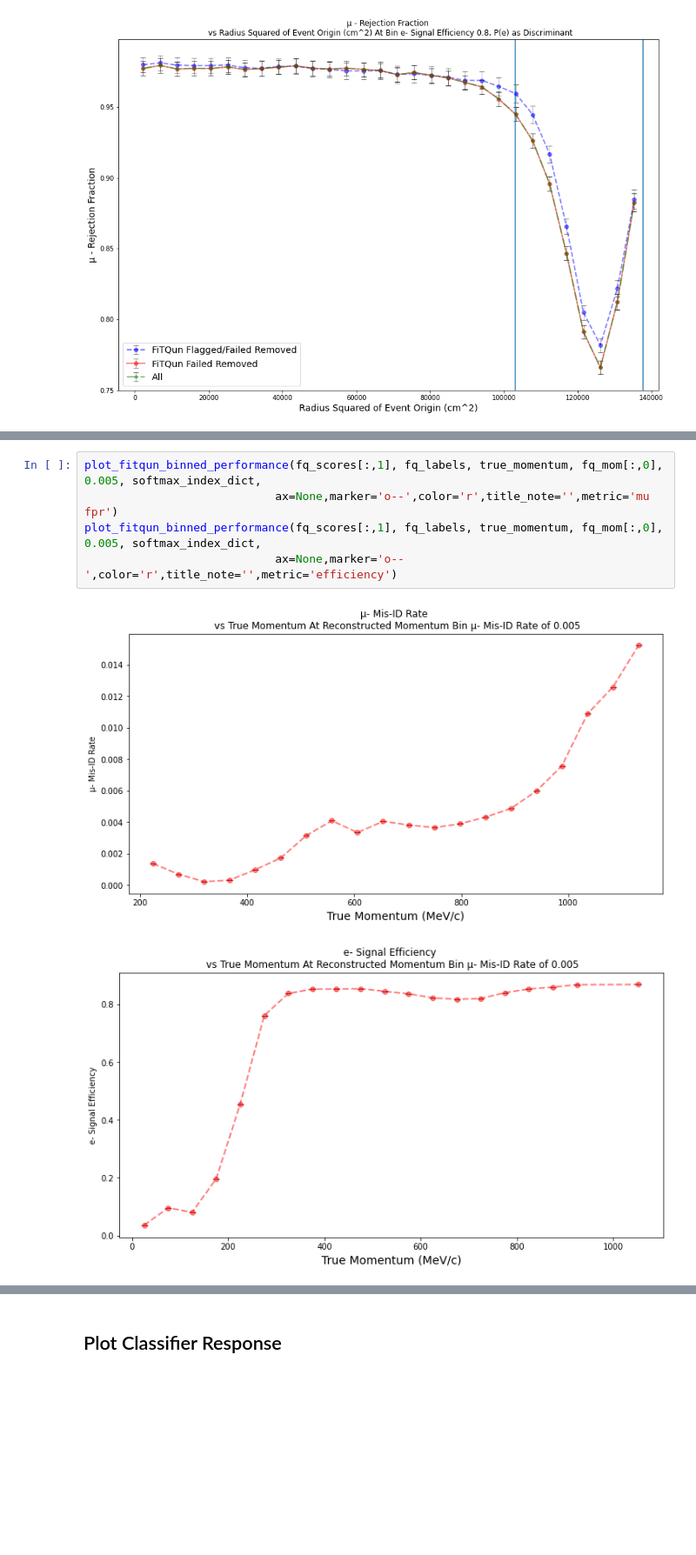
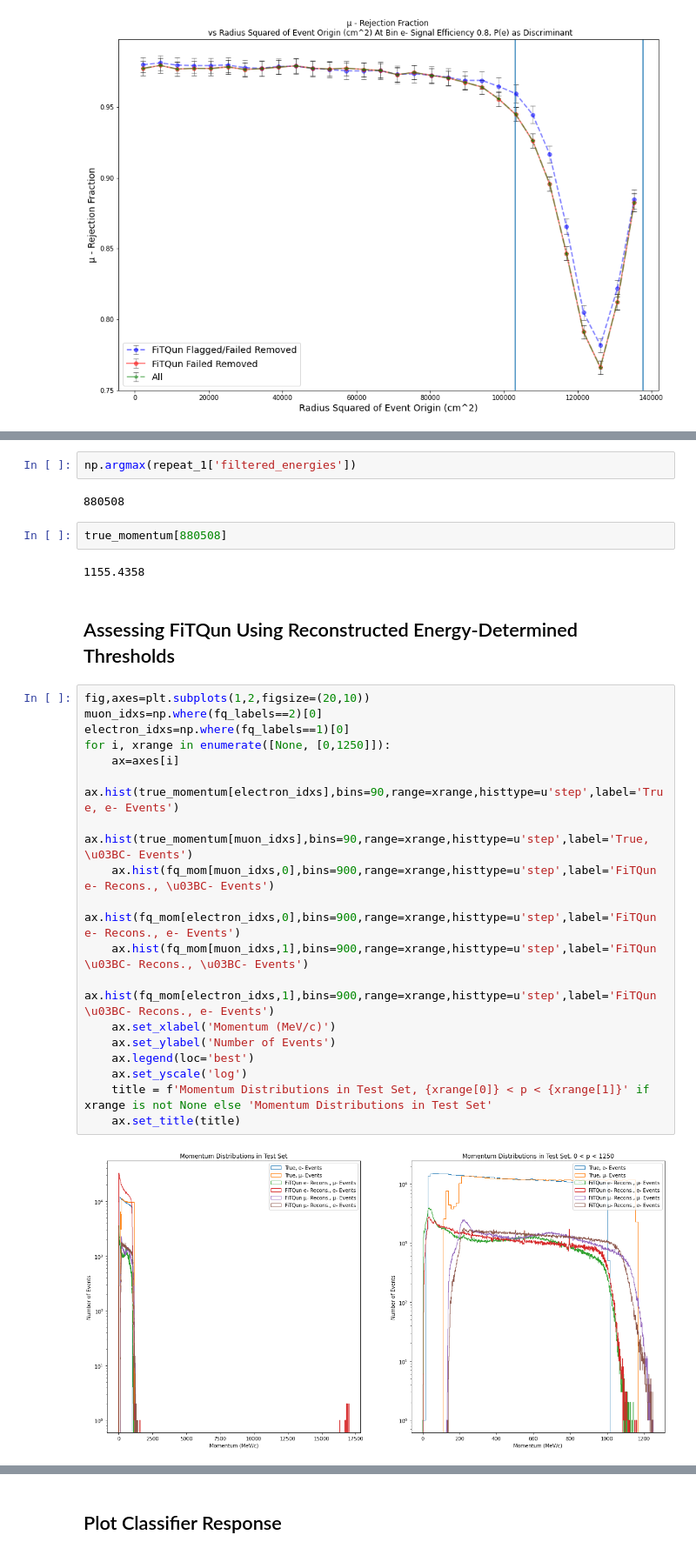
Before and after one commit to WatChMaL/CNN, a Jupyter notebook: Repeating_Classifier_Training/8. Comparing Additional Training and Testing Runs.ipynb, the cells around one changed output, grey strips where cells are left out. Shown at 87% size. Cells and saved outputs as stored; diff of their text form; blank space fills up the shorter version.

Commit message:
repro official plots with cuts

```diff
--- a/Repeating_Classifier_Training/8. Comparing Additional Training and Testing Runs.ipynb
+++ b/Repeating_Classifier_Training/8. Comparing Additional Training and Testing Runs.ipynb
@@ -478,8 +463,30 @@ print(np.max(true_momentum))
-# %%
-plot_fitqun_binned_performance(fq_scores[:,1], fq_labels, true_momentum, fq_mom[:,0], 0.005, softmax_index_dict,
-                            ax=None,marker='o--',color='r',title_note='',metric='mu fpr')
-plot_fitqun_binned_performance(fq_scores[:,1], fq_labels, true_momentum, fq_mom[:,0], 0.005, softmax_index_dict,
-                            ax=None,marker='o--',color='r',title_note='',metric='efficiency')
-# %% [output]
-[figure, removed]
-[figure, removed]
+# %%
+np.argmax(repeat_1['filtered_energies'])
+# %% [output]
+880508
+# %%
+true_momentum[880508]
+# %% [output]
+1155.4358
+# %% [markdown]
+## Assessing FiTQun Using Reconstructed Energy-Determined Thresholds
+# %%
+fig,axes=plt.subplots(1,2,figsize=(20,10))
+muon_idxs=np.where(fq_labels==2)[0]
+electron_idxs=np.where(fq_labels==1)[0]
+for i, xrange in enumerate([None, [0,1250]]):
+    ax=axes[i]
+    ax.hist(true_momentum[electron_idxs],bins=90,range=xrange,histtype=u'step',label='True, e- Events')
+    ax.hist(true_momentum[muon_idxs],bins=90,range=xrange,histtype=u'step',label='True, \u03BC- Events')
+    ax.hist(fq_mom[muon_idxs,0],bins=900,range=xrange,histtype=u'step',label='FiTQun e- Recons., \u03BC- Events')
+    ax.hist(fq_mom[electron_idxs,0],bins=900,range=xrange,histtype=u'step',label='FiTQun e- Recons., e- Events')
+    ax.hist(fq_mom[muon_idxs,1],bins=900,range=xrange,histtype=u'step',label='FiTQun \u03BC- Recons., \u03BC- Events')
+    ax.hist(fq_mom[electron_idxs,1],bins=900,range=xrange,histtype=u'step',label='FiTQun \u03BC- Recons., e- Events')
+    ax.set_xlabel('Momentum (MeV/c)')
+    ax.set_ylabel('Number of Events')
+    ax.legend(loc='best')
+    ax.set_yscale('log')
+    title = f'Momentum Distributions in Test Set, {xrange[0]} < p < {xrange[1]}' if xrange is not None else 'Momentum Distributions in Test Set'
+    ax.set_title(title)
+# %% [output]
+[figure, added]
```
Also changed, not shown: parts of 10 cells of this notebook, 28 other files.
